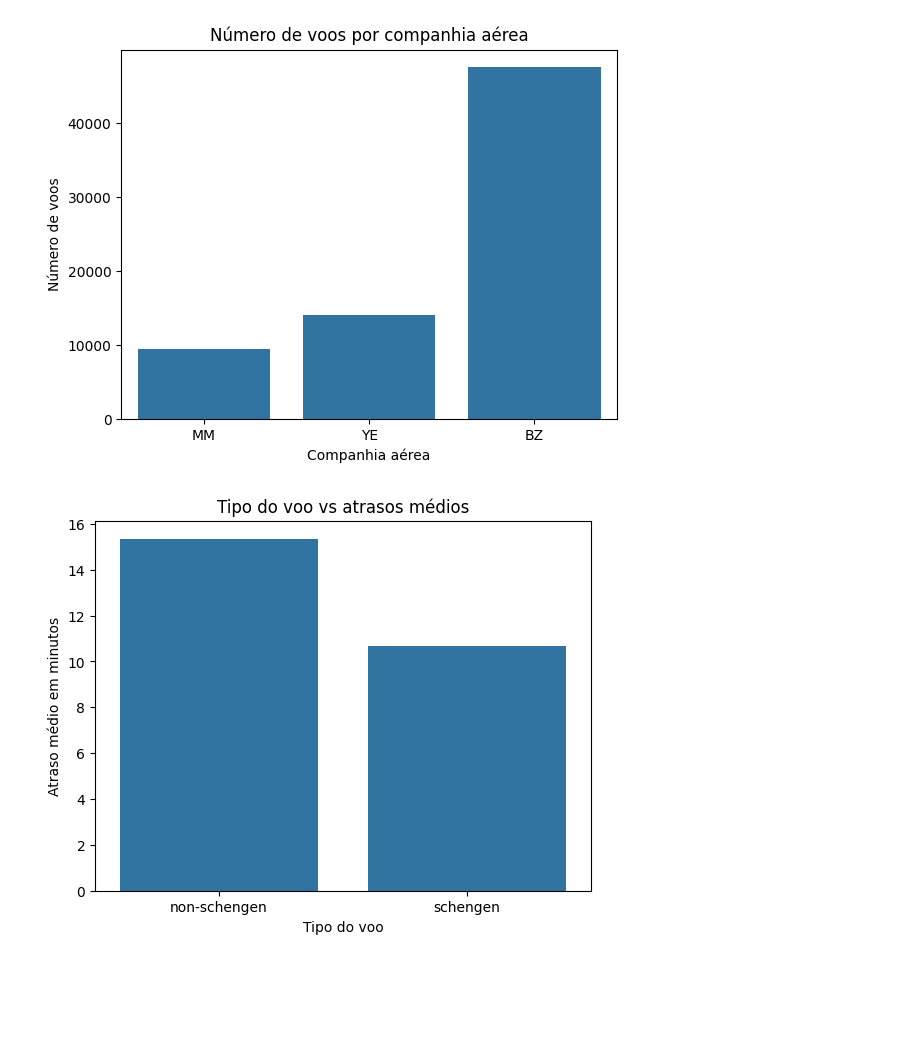
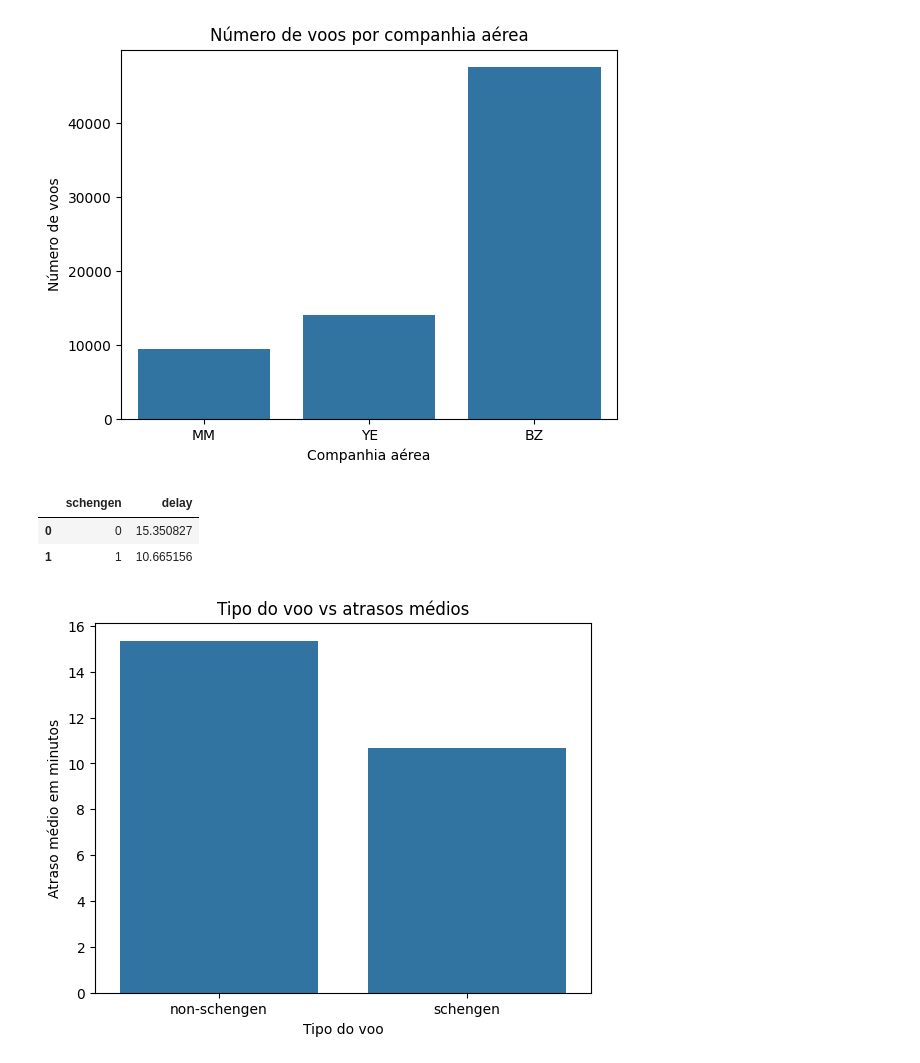
Before and after one commit to AnderCruz/01.Prevendo_Atraso_Voos, a Jupyter notebook: curso_modelo_atraso_voo.ipynb, the cells around one changed output. Saved outputs shown, nothing was run; the diff lists cells and outputs as text; code cells hidden in the pictures; blank space fills up the shorter version.

```diff
--- a/curso_modelo_atraso_voo.ipynb
+++ b/curso_modelo_atraso_voo.ipynb
@@ -89,4 +96,11 @@ plt.show()
 # %% [output]
 [figure]
 [figure]
+# %%
+average_delay = dados.groupby('schengen')['delay'].mean().reset_index()
+average_delay
+# %% [output]
+|  | schengen | delay |
+| 0 | 0 | 15.350827 |
+| 1 | 1 | 10.665156 |
 # %%
```
Also changed, not shown: parts of 3 cells of this notebook.
